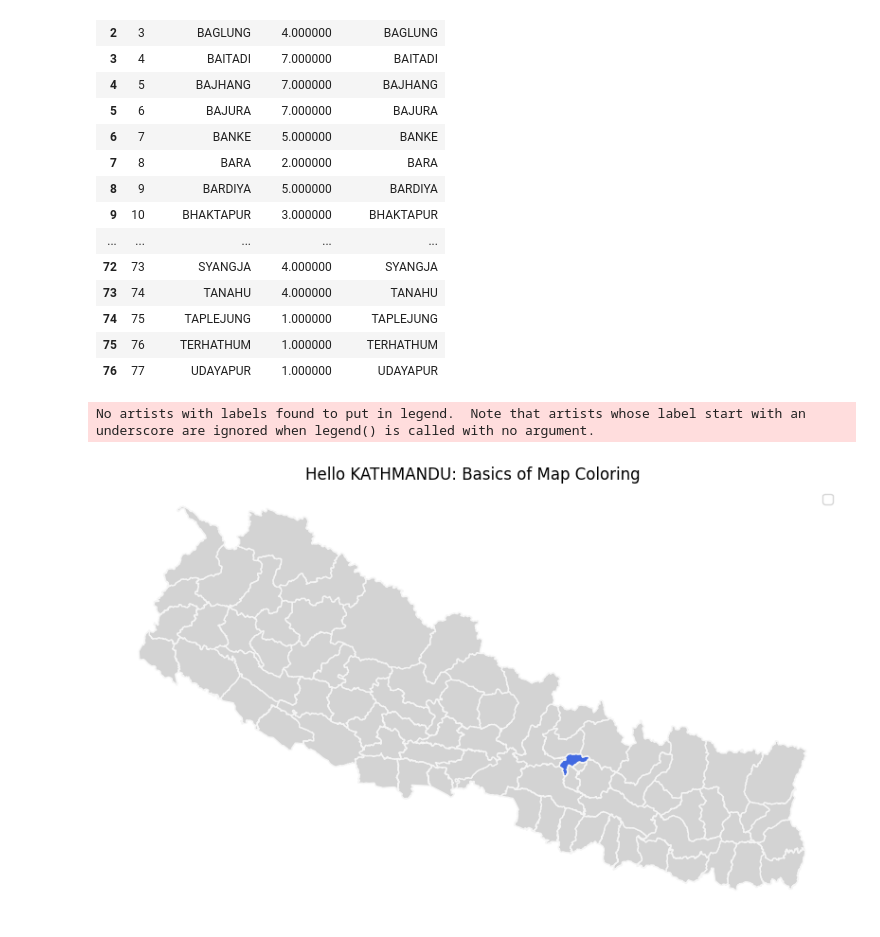
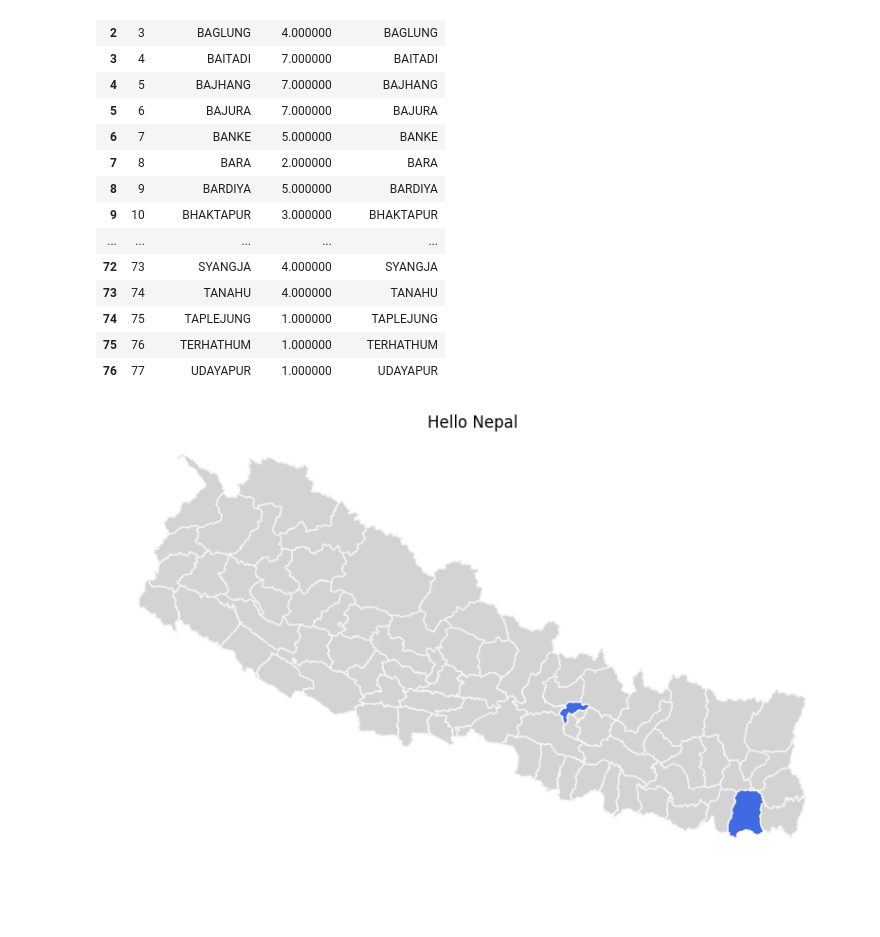
Before and after one commit to aveeyan/CSITAnalyticsNepal, a Jupyter notebook: visualize.ipynb, the cells around one changed output. Drawn from its saved outputs; the diff is of its cells as text; code cells hidden in the pictures; blank space fills up the shorter version.

Commit message:
Added color_district() function to color array of districts

```diff
--- a/visualize.ipynb
+++ b/visualize.ipynb
@@ -31,17 +35,25 @@ gdf_without_geometry.style.set_table_styles([{'selector': 'caption', 'props': [(
 | 75 | 76 | TERHATHUM | 1.000000 | TERHATHUM |
 | 76 | 77 | UDAYAPUR | 1.000000 | UDAYAPUR |
 # %%
-# VISUALIZATION 0: Hello "Kathmandu" for Map Coloring
-
-# 0.1. Add a column "color" such that only Kathmandu is blue
-gdf['color'] = gdf["DISTRICT"].apply(lambda x: "royalblue" if x == "KATHMANDU" else "lightgray")
-
-# 0.2. Plot the GeoDataFrame with the color
-fig, ax = plt.subplots(figsize=(10, 10))
-gdf.plot(ax=ax, color=gdf["color"], edgecolor="whitesmoke")
-ax.set_title("Hello KATHMANDU: Basics of Map Coloring")
-ax.set_axis_off()
-plt.show()
+# Defining function for data visualization
+def color_district(geodataframe,
+                   districts_arr,
+                   color:str = "royalblue",
+                   title:str = "Districts of Nepal",
+                   axis:bool = True):
+    districts_arr = [district.upper() for district in districts_arr]
+    geodataframe["color"] = geodataframe["DISTRICT"].apply(
+        lambda x: color if x in districts_arr else "lightgray"
+    )
+    fig, ax = plt.subplots(figsize=(10, 10))
+    geodataframe.plot(ax=ax, color=gdf["color"], edgecolor="whitesmoke")
+    ax.set_title(title)
+    if axis != True:
+        ax.set_axis_off()
+    plt.show()
-# %% [output]
-No artists with labels found to put in legend.  Note that artists whose label start with an underscore are ignored when legend() is called with no argument.
-[figure, removed]
+# %%
+# Example I: Coloring Districts
+districts = ["Kathmandu", "Morang"]
+color_district(gdf, districts, title="Hello Nepal", axis=False)
+# %% [output]
+[figure, added]
```
Also changed, not shown: parts of 2 cells of this notebook.
